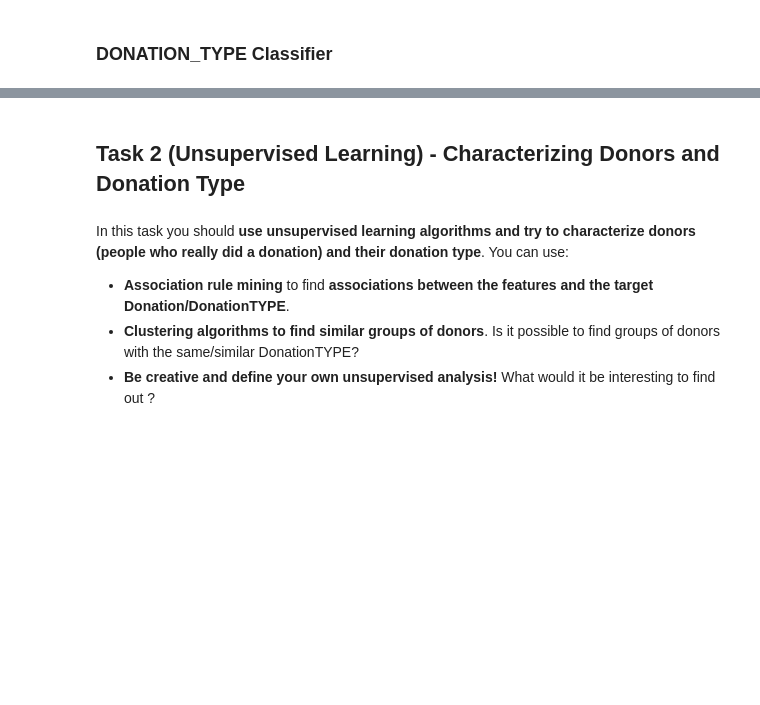
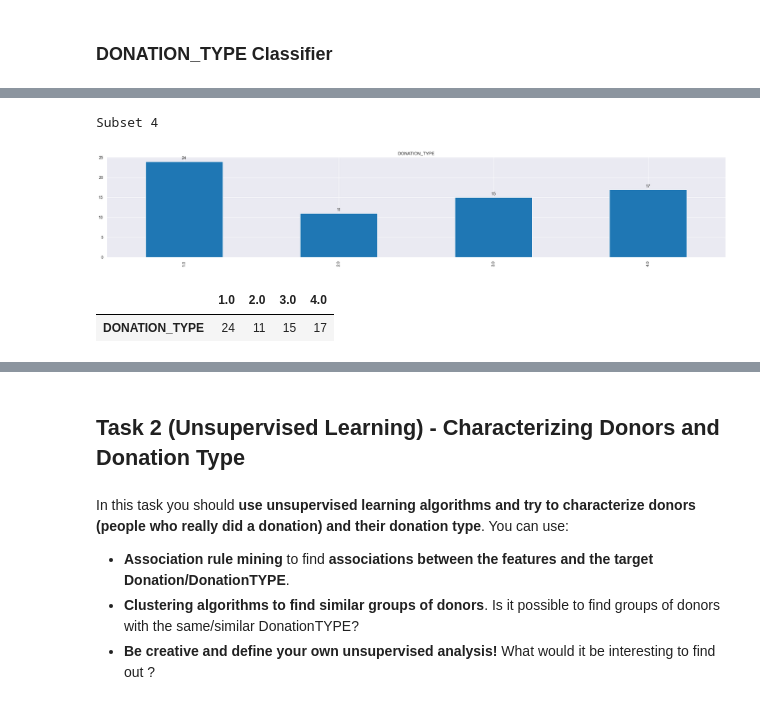
Before and after one commit to F-Madruga/Donation_Dataset_Predictions_FCUL, a Jupyter notebook: AA_202021_Project.ipynb, the cells around one changed output, grey strips where cells are left out. Cells and saved outputs as stored; diff of their text form; code cells hidden in the pictures; blank space fills up the shorter version.

```diff
--- a/AA_202021_Project.ipynb
+++ b/AA_202021_Project.ipynb
@@ -815,0 +1068,8 @@ scores.describe().iloc[1].to_frame().transpose()
+# %%
+print('Subset', 4)
+get_distribution(subsets[3], 'DONATION_TYPE', plot=True)
+# %% [output]
+Subset 4
+[figure, added]
+|  | 1.0 | 2.0 | 3.0 | 4.0 |
+| DONATION_TYPE | 24 | 11 | 15 | 17 |
```
Also changed, not shown: parts of 62 cells of this notebook.
